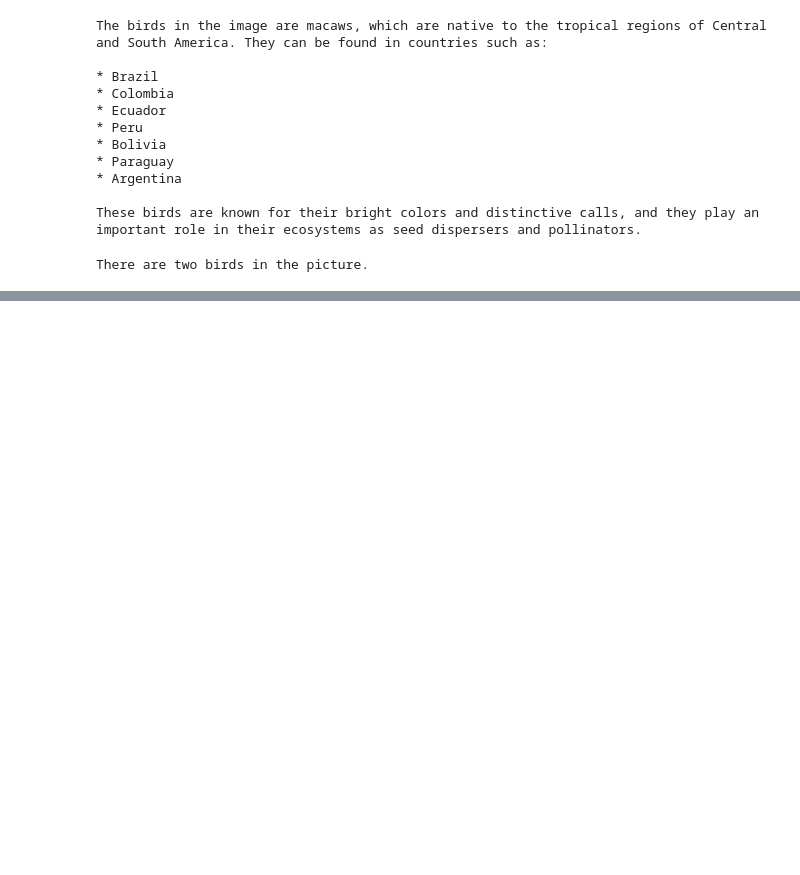
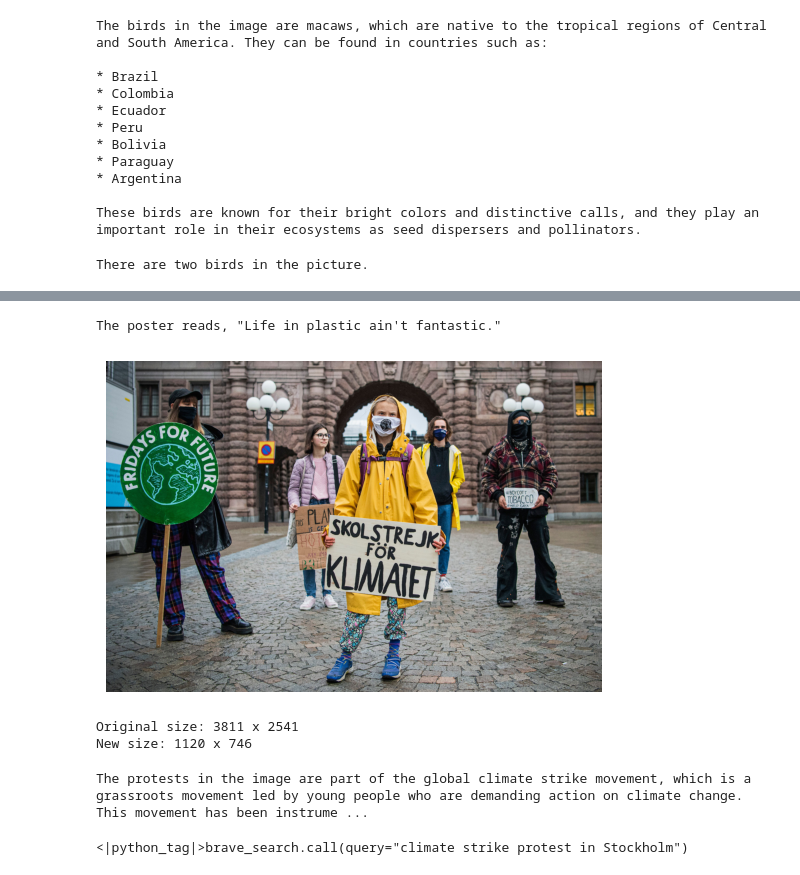
Before and after one commit to lucaspinheiro27/LLama_projects, a Jupyter notebook: LLama3_2.ipynb, the cells around one changed output, grey strips where cells are left out. Drawn from its saved outputs; the diff is of its cells as text; code cells hidden in the pictures; blank space fills up the shorter version.

```diff
--- a/LLama3_2.ipynb
+++ b/LLama3_2.ipynb
@@ -374,0 +380,78 @@ There are two birds in the picture.
+# %%
+messages = [
+    {
+        "role": "user",
+        "content": [
+            {
+            "type": "text",
+            "text": "What's written on the poster?"
+    },
+    {
+        "type": "image_url",
+        "image_url": {
+            "url": f"embedded-picture {base64_image}"
+        }
+      }
+    ]
+  },
+]
+
+result = llama32(messages)
+print(result)
+# %% [output]
+The poster reads, "Life in plastic ain't fantastic."
+# %%
+display_local_image("/content/greta-thunberg-fridays-future-protest-1222911834.jpg")
+img = Image.open("/content/greta-thunberg-fridays-future-protest-1222911834.jpg")
+max_dimension = 1120
+resized_img = resize_image(img)
+base64_image = encode_image("resized_image.jpg")
+# %% [output]
+[figure, added]
+Original size: 3811 x 2541
+New size: 1120 x 746
+# %%
+messages = [
+    {
+        "role": "user",
+        "content": [
+            {
+                "type": "text",
+                "text": "Tell me a place where these protests happen frequently?"
+            },
+            {
+                "type": "image_url",
+                "image_url": {
+                    "url": f"embedded-picture {base64_image}"
+                }
+            }
+        ]
+    },
+]
+result = llama32(messages)
+print(result)
+# %% [output]
+The protests in the image are part of the global climate strike movement, which is a grassroots movement led by young people who are demanding action on climate change. This movement has been instrume ...
+# %%
+messages = [
+    {
+      "role": "system",
+      "content":  f"""
+Environment: ipython
+Tools: brave_search, wolfram_alpha
+Cutting Knowledge Date: December 2023
+"""
+    },
+   {
+       "role": "assistant",
+       "content": result
+   },
+    {
+        "role": "user",
+        "content": "Search to validate if the protest takes place in {city}"
+    }
+  ]
+llm_result = llama32(messages, 90)
+print(llm_result)
+# %% [output]
+<|python_tag|>brave_search.call(query="climate strike protest in Stockholm")
```
Also changed, not shown: parts of 12 cells of this notebook.
